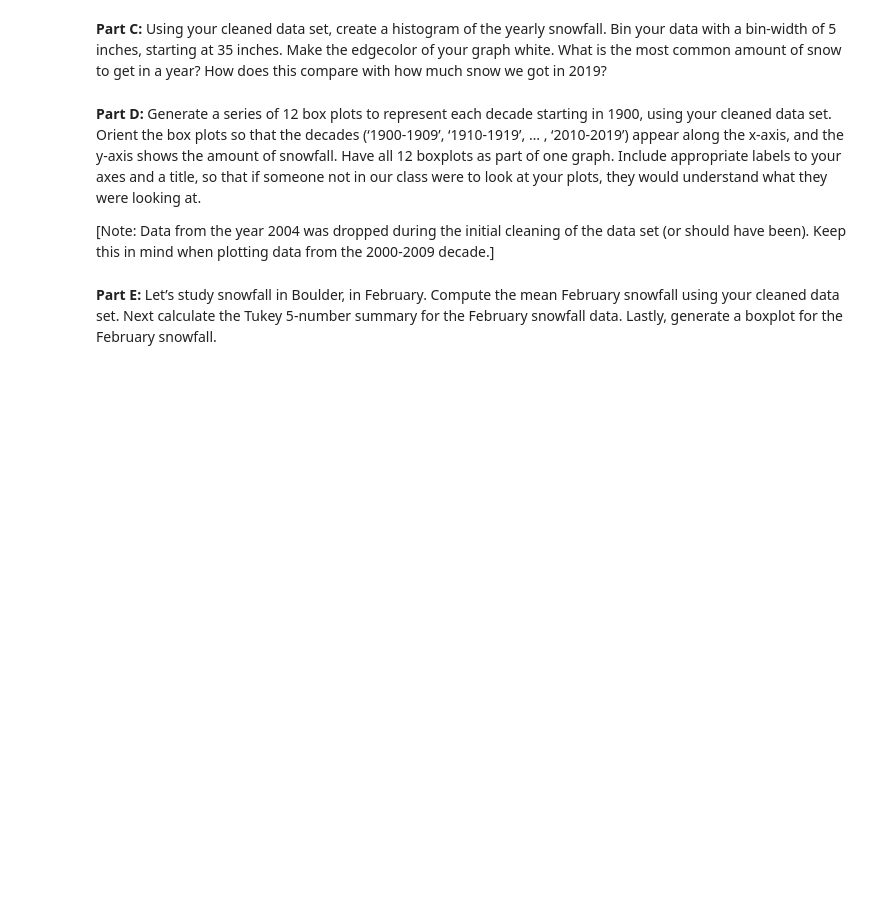
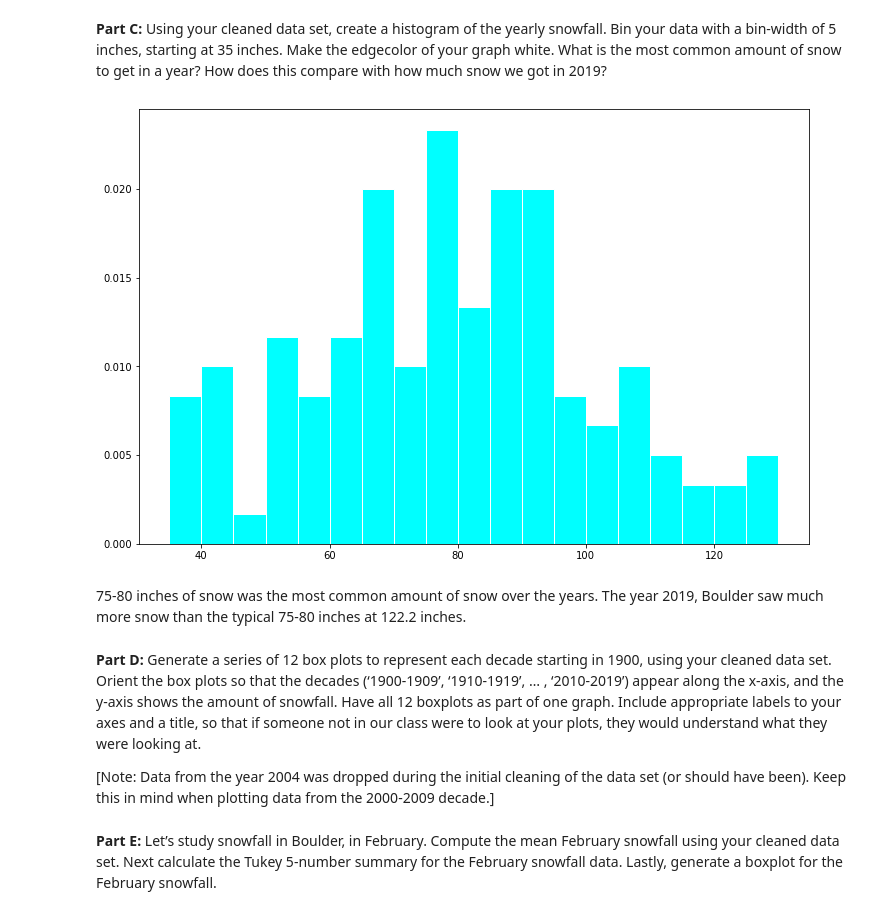
Before and after one commit to techLord-pm/datascienceHW1, a Jupyter notebook: HW1-1.ipynb, the cells around one changed output. Drawn from its saved outputs; the diff is of its cells as text; code cells hidden in the pictures; blank space fills up the shorter version.

```diff
--- a/HW1-1.ipynb
+++ b/HW1-1.ipynb
@@ -191,3 +508,14 @@ The NOAA Earth System Research Laboratory (ESRL) Physical Sciences Division (PSD
+# %%
+# Your code here.
+bins = range(35, 135, 5)
+fig, new = plt.subplots(figsize=(12,8))
+
+new.hist(y, bins=bins, density=True, edgecolor='white', facecolor= 'cyan')
+plt.show()
+# %% [output]
+[figure, added]
+# %% [markdown]
+75-80 inches of snow was the most common amount of snow over the years. The year 2019, Boulder saw much more snow than the typical 75-80 inches at 122.2 inches.
 # %% [markdown]
 **Part D:** Generate a series of 12 box plots to represent each decade starting in 1900, using your cleaned data set. Orient the box plots so that the decades (‘1900-1909’, ‘1910-1919’, … , ‘2010-2019’) appear along the x-axis, and the y-axis shows the amount of snowfall. Have all 12 boxplots as part of one graph. Include appropriate labels to your axes and a title, so that if someone not in our class were to look at your plots, they would understand what they were looking at.
 
```
Also changed, not shown: parts of 51 cells of this notebook.
